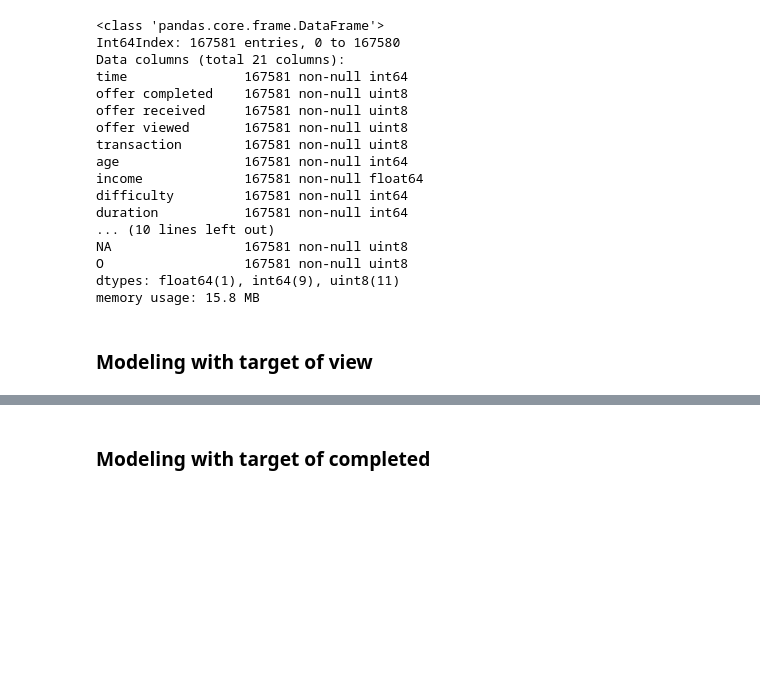
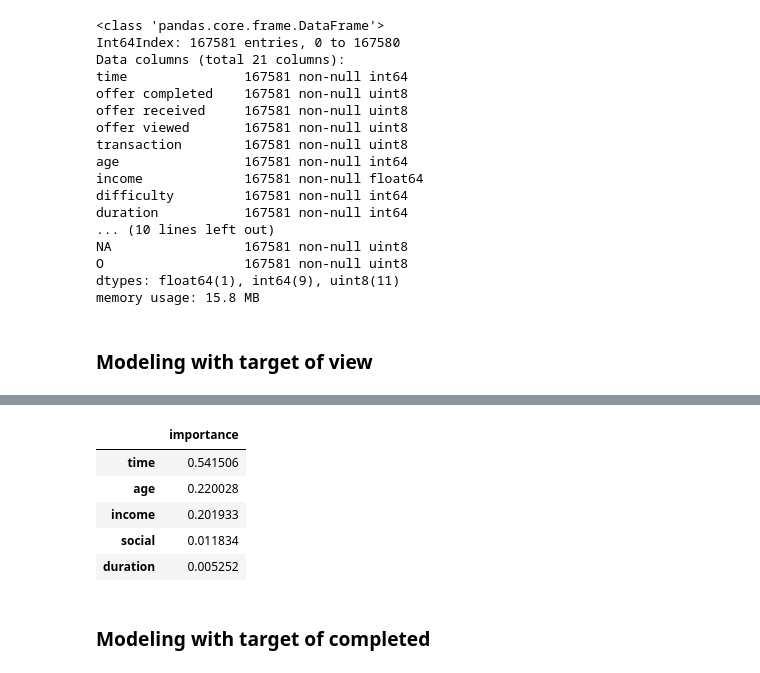
Before and after one commit to Martinsjsu/Starbuck_Promotion_Data_Analysis, a Jupyter notebook: Starbucks_Capstone_notebook.ipynb, the cells around one changed output, grey strips where cells are left out. Drawn from its saved outputs; the diff is of its cells as text; code cells hidden in the pictures; blank space fills up the shorter version.

```diff
--- a/Starbucks_Capstone_notebook.ipynb
+++ b/Starbucks_Capstone_notebook.ipynb
@@ -695,5 +699,15 @@ view_feature_importances
 | email | 0.000000 |
 | transaction | 0.000000 |
+# %%
+# top 5 influencers
+view_feature_importances.head(5)
+# %% [output]
+|  | importance |
+| time | 0.541506 |
+| age | 0.220028 |
+| income | 0.201933 |
+| social | 0.011834 |
+| duration | 0.005252 |
 # %% [markdown]
 ### Modeling with target of completed
 # %%
```
Also changed, not shown: parts of 28 cells of this notebook.
